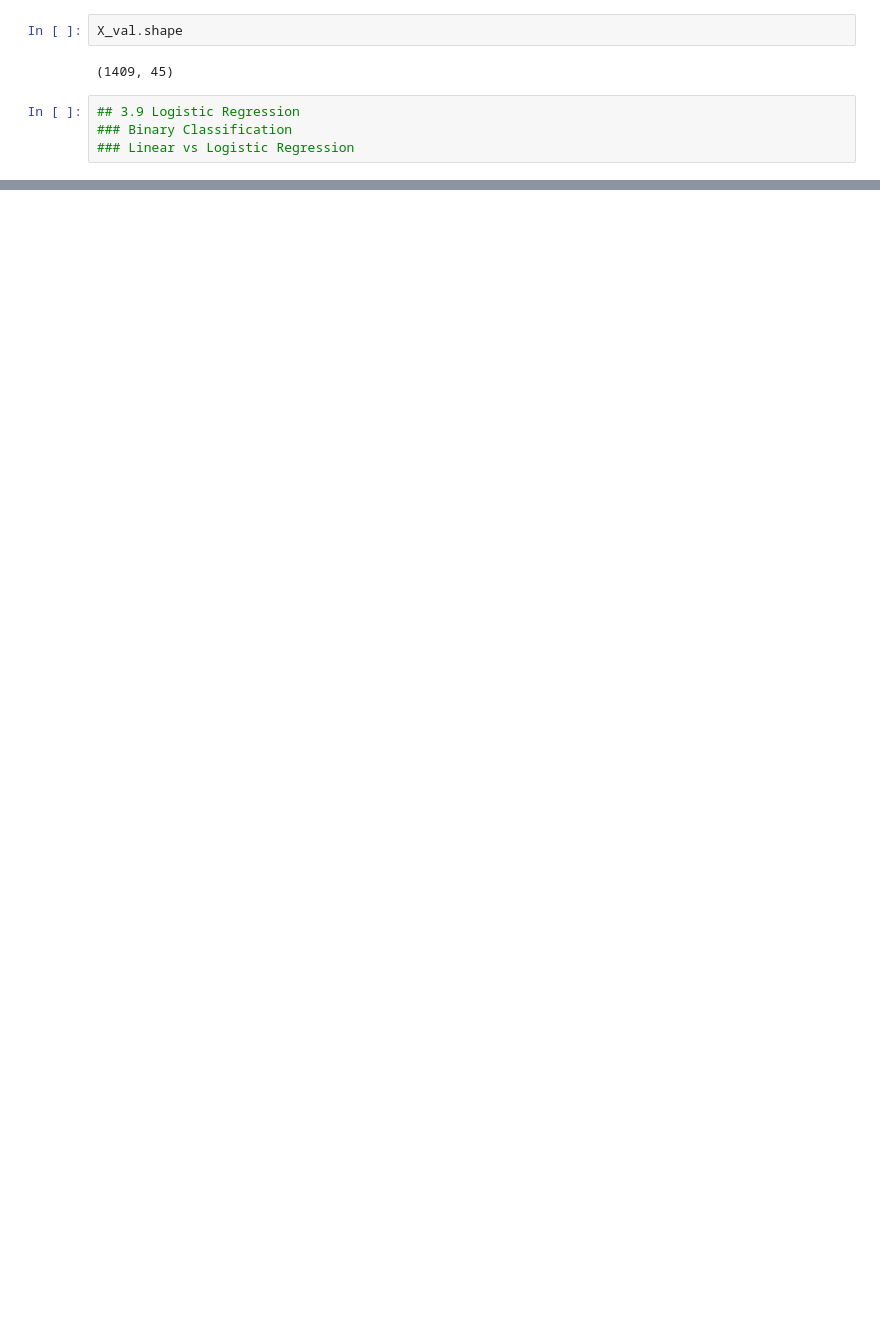
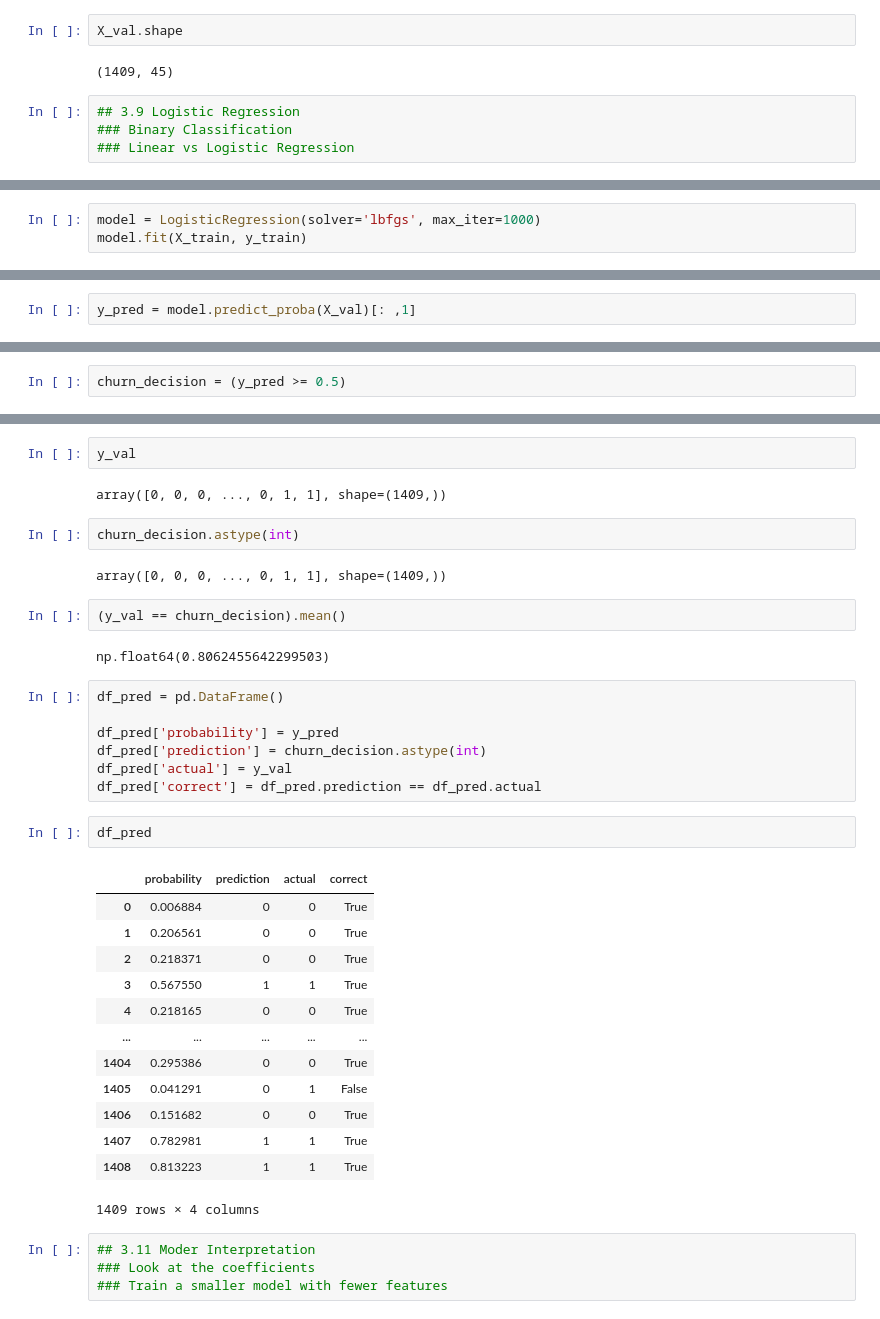
Before and after one commit to vkmohit1980/ml-zoomcamp-hw, a Jupyter notebook: 03-classification/03-churn-live.ipynb, the cells around one changed output, grey strips where cells are left out. Cells and saved outputs as stored; diff of their text form; blank space fills up the shorter version.

```diff
--- a/03-classification/03-churn-live.ipynb
+++ b/03-classification/03-churn-live.ipynb
@@ -946,0 +989,3 @@ X_val.shape
+# %%
+model = LogisticRegression(solver='lbfgs', max_iter=1000)
+model.fit(X_train, y_train)
@@ -946,0 +1040,2 @@ X_val.shape
+# %%
+y_pred = model.predict_proba(X_val)[: ,1]
@@ -946,0 +1046,2 @@ X_val.shape
+# %%
+churn_decision = (y_pred >= 0.5)
@@ -946,0 +1063,39 @@ X_val.shape
+# %%
+y_val
+# %% [output]
+array([0, 0, 0, ..., 0, 1, 1], shape=(1409,))
+# %%
+churn_decision.astype(int)
+# %% [output]
+array([0, 0, 0, ..., 0, 1, 1], shape=(1409,))
+# %%
+(y_val == churn_decision).mean()
+# %% [output]
+np.float64(0.8062455642299503)
+# %%
+df_pred = pd.DataFrame()
+
+df_pred['probability'] = y_pred
+df_pred['prediction'] = churn_decision.astype(int)
+df_pred['actual'] = y_val
+df_pred['correct'] = df_pred.prediction == df_pred.actual
+# %%
+df_pred
+# %% [output]
+|  | probability | prediction | actual | correct |
+| 0 | 0.006884 | 0 | 0 | True |
+| 1 | 0.206561 | 0 | 0 | True |
+| 2 | 0.218371 | 0 | 0 | True |
+| 3 | 0.567550 | 1 | 1 | True |
+| 4 | 0.218165 | 0 | 0 | True |
+| ... | ... | ... | ... | ... |
+| 1404 | 0.295386 | 0 | 0 | True |
+| 1405 | 0.041291 | 0 | 1 | False |
+| 1406 | 0.151682 | 0 | 0 | True |
+| 1407 | 0.782981 | 1 | 1 | True |
+| 1408 | 0.813223 | 1 | 1 | True |
+1409 rows × 4 columns
+# %%
+## 3.11 Moder Interpretation
+### Look at the coefficients
+### Train a smaller model with fewer features
```
Also changed, not shown: parts of 44 cells of this notebook.
